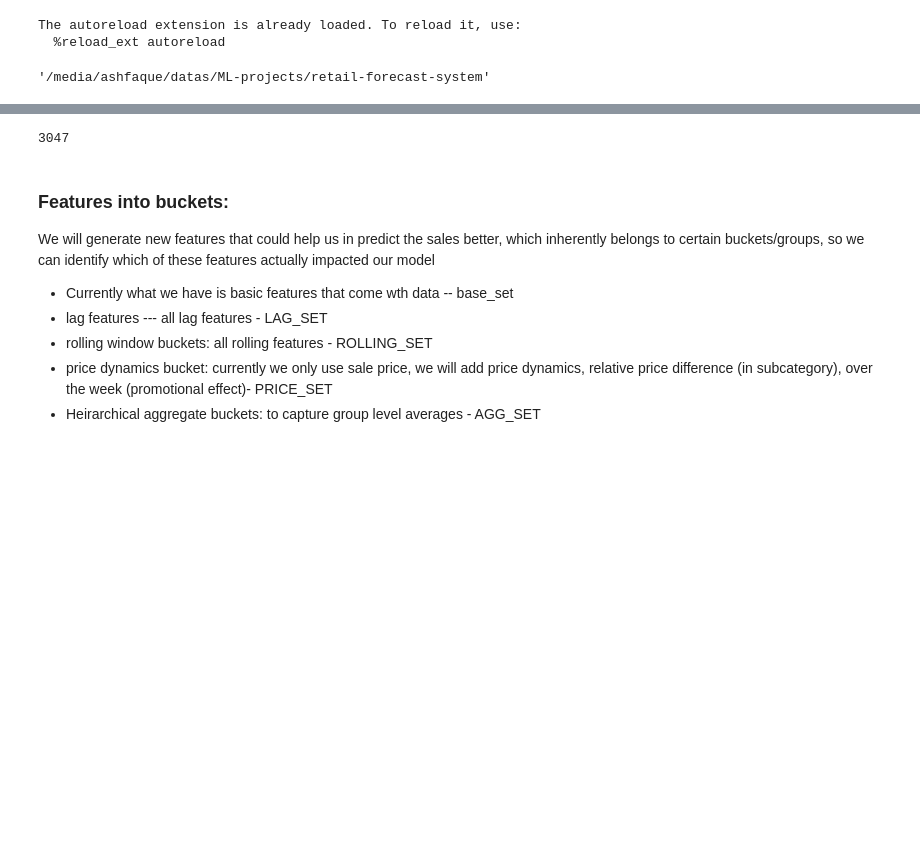
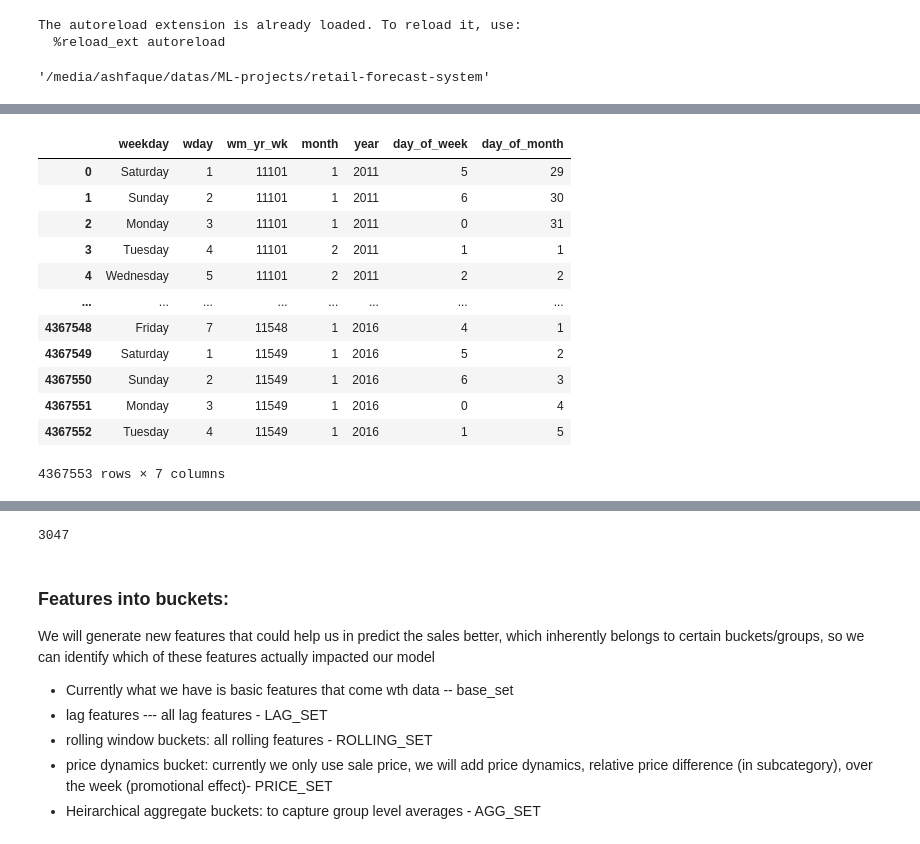
Before and after one commit to ashfaque-tk/retail-demand-forecast, a Jupyter notebook: notebooks/04_feature_engineering.ipynb, the cells around one changed output, grey strips where cells are left out. Cells and saved outputs as stored; diff of their text form; code cells hidden in the pictures; blank space fills up the shorter version.

```diff
--- a/notebooks/04_feature_engineering.ipynb
+++ b/notebooks/04_feature_engineering.ipynb
@@ -37,3 +37,11 @@ DATA_DIR = BASE_DIR/"data"/"processed"
 parent_dir
 # %% [output]
 '/media/ashfaque/datas/ML-projects/retail-forecast-system'
+# %%
+# load updated calander,
+from src.features import FeatureBuilder, add_calendar_features
+
+updated_cal = pd.read_parquet(DATA_DIR/'updated_calendar.parquet')
+
+sales_known = pd.read_parquet(DATA_DIR/'sales_known_ca_1.parquet')
+sales_future =  pd.read_parquet(DATA_DIR/'sales_future_ca_1.parquet')
@@ -39,0 +81,8 @@ parent_dir
+# %%
+feature_builder = FeatureBuilder()
+
+sales_df = sales_known.copy()
+sales_df = feature_builder.build(sales_known,lags=[7,14,28,60],mean_windows=[7,28,60,90],
+                                 max_windows=[7,28,60,90],rolling_on_lags=[28])
+
+sales_df.columns
@@ -39,0 +104,16 @@ parent_dir
+# %%
+sales_df[['weekday','wday','wm_yr_wk','month','year','day_of_week','day_of_month']]
+# %% [output]
+|  | weekday | wday | wm_yr_wk | month | year | day_of_week | day_of_month |
+| 0 | Saturday | 1 | 11101 | 1 | 2011 | 5 | 29 |
+| 1 | Sunday | 2 | 11101 | 1 | 2011 | 6 | 30 |
+| 2 | Monday | 3 | 11101 | 1 | 2011 | 0 | 31 |
+| 3 | Tuesday | 4 | 11101 | 2 | 2011 | 1 | 1 |
+| 4 | Wednesday | 5 | 11101 | 2 | 2011 | 2 | 2 |
+| ... | ... | ... | ... | ... | ... | ... | ... |
+| 4367548 | Friday | 7 | 11548 | 1 | 2016 | 4 | 1 |
+| 4367549 | Saturday | 1 | 11549 | 1 | 2016 | 5 | 2 |
+| 4367550 | Sunday | 2 | 11549 | 1 | 2016 | 6 | 3 |
+| 4367551 | Monday | 3 | 11549 | 1 | 2016 | 0 | 4 |
+| 4367552 | Tuesday | 4 | 11549 | 1 | 2016 | 1 | 5 |
+4367553 rows × 7 columns
```
Also changed, not shown: parts of 6 cells of this notebook, 16 other files.
